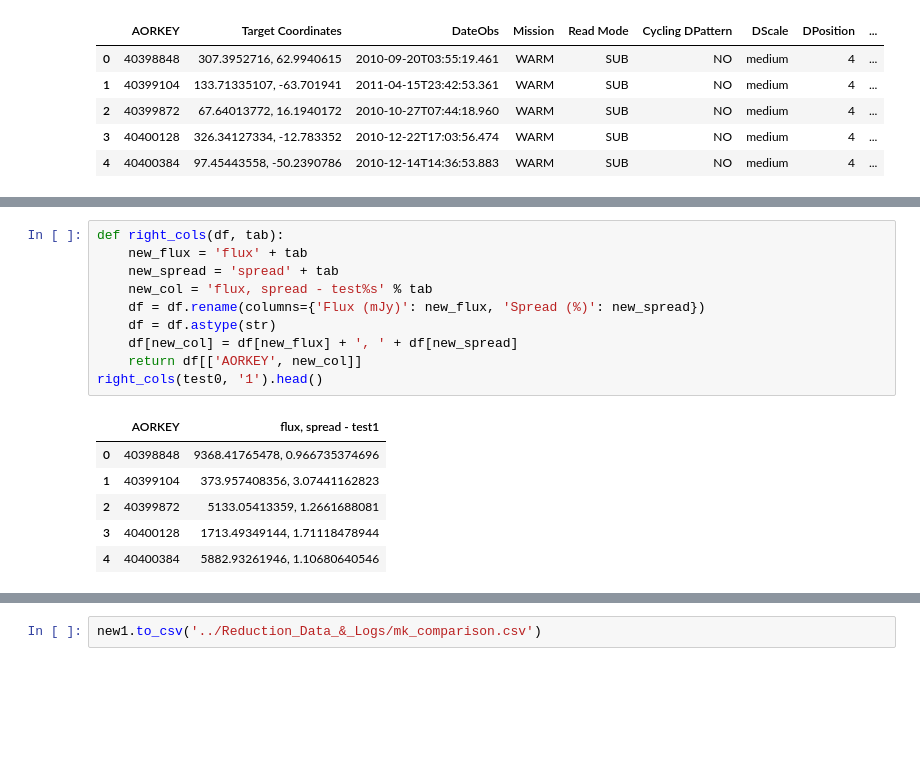
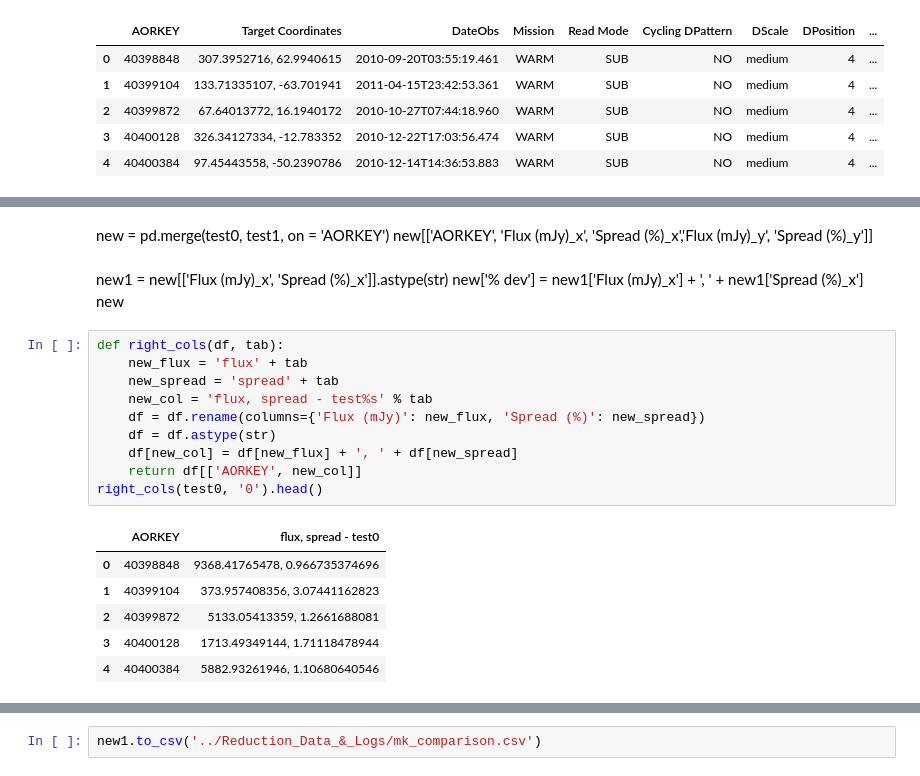
Before and after one commit to eas342/IRAC_photometry, a Jupyter notebook: Experiments/Code Testing.ipynb, the cells around one changed output, grey strips where cells are left out. Cells and saved outputs as stored; diff of their text form; blank space fills up the shorter version.

```diff
--- a/Experiments/Code Testing.ipynb
+++ b/Experiments/Code Testing.ipynb
@@ -74,15 +80,22 @@ new
+# %% [markdown]
+new = pd.merge(test0, test1, on = 'AORKEY')
+new[['AORKEY', 'Flux (mJy)_x', 'Spread (%)_x','Flux (mJy)_y', 'Spread (%)_y']]
+# %% [markdown]
+new1 = new[['Flux (mJy)_x', 'Spread (%)_x']].astype(str)
+new['% dev'] = new1['Flux (mJy)_x'] + ', ' + new1['Spread (%)_x']
+new
 # %%
 def right_cols(df, tab):
     new_flux = 'flux' + tab
     new_spread = 'spread' + tab
     new_col = 'flux, spread - test%s' % tab
     df = df.rename(columns={'Flux (mJy)': new_flux, 'Spread (%)': new_spread})
     df = df.astype(str)
     df[new_col] = df[new_flux] + ', ' + df[new_spread]
     return df[['AORKEY', new_col]]
-right_cols(test0, '1').head()
+right_cols(test0, '0').head()
 # %% [output]
-|  | AORKEY | flux, spread - test1 |
+|  | AORKEY | flux, spread - test0 |
 | 0 | 40398848 | 9368.41765478, 0.966735374696 |
 | 1 | 40399104 | 373.957408356, 3.07441162823 |
 | 2 | 40399872 | 5133.05413359, 1.2661688081 |
```
Also changed, not shown: parts of 18 cells of this notebook, 5 other files.
